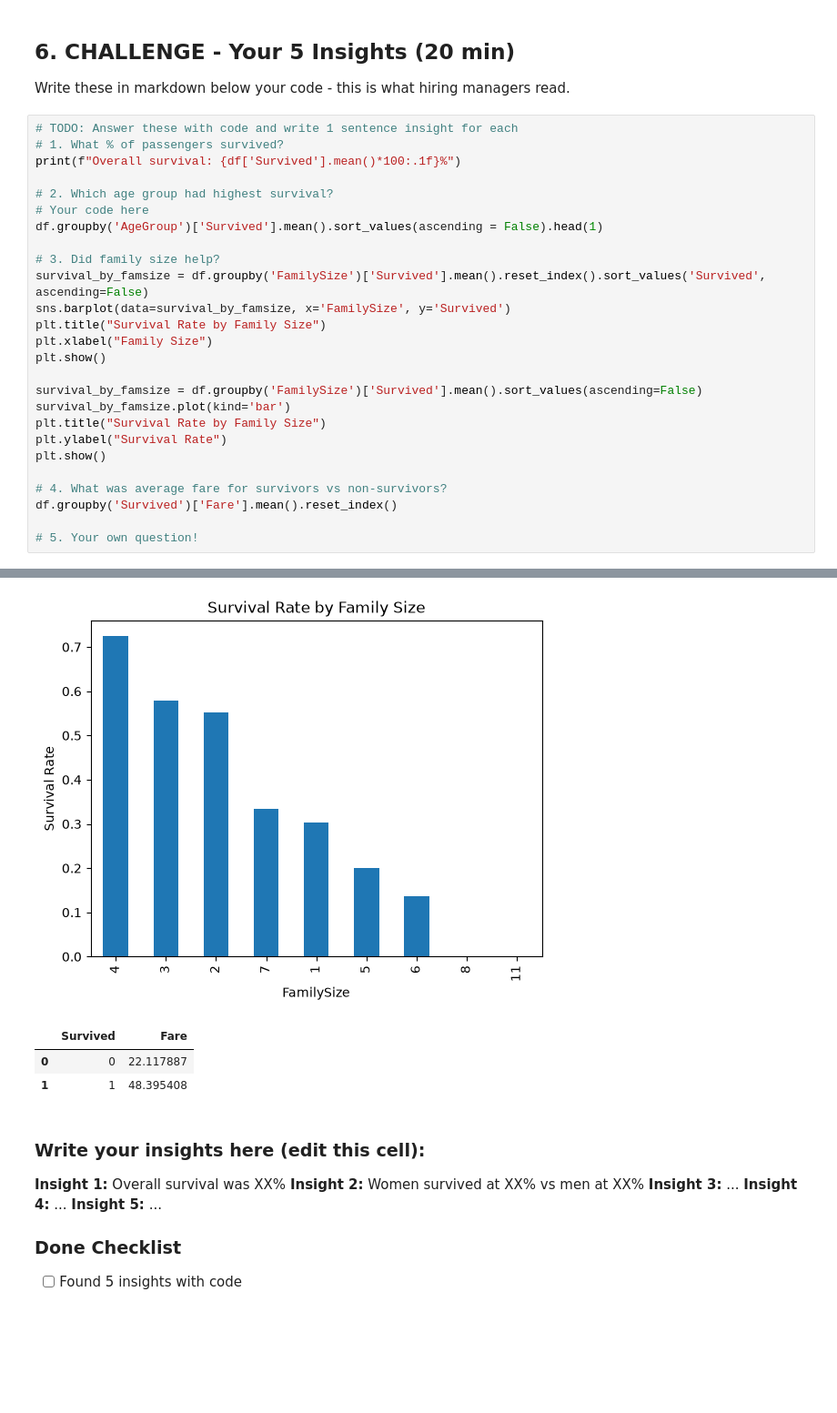
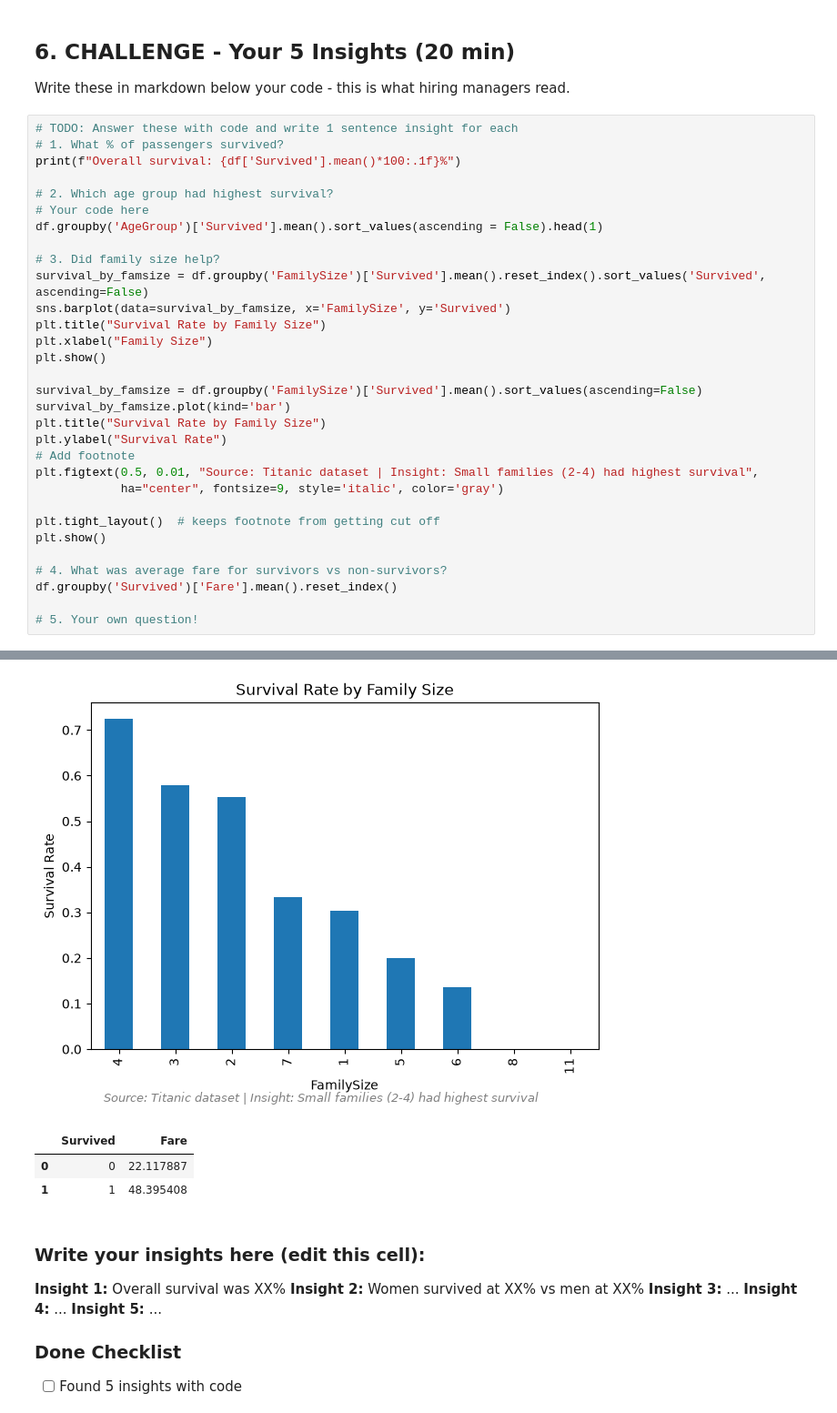
Before and after one commit to despinastef1/python_code, a Jupyter notebook: day2_pandas_titanic.ipynb, the cells around one changed output, grey strips where cells are left out. Shown at 91% size. Saved outputs shown, nothing was run; the diff lists cells and outputs as text; blank space fills up the shorter version.

Commit message:
Add family size survival chart with footnote

```diff
--- a/day2_pandas_titanic.ipynb
+++ b/day2_pandas_titanic.ipynb
@@ -250,33 +250,38 @@ Write these in markdown below your code - this is what hiring managers read.
 # %%
 # TODO: Answer these with code and write 1 sentence insight for each
 # 1. What % of passengers survived?
 print(f"Overall survival: {df['Survived'].mean()*100:.1f}%")
 
 # 2. Which age group had highest survival?
 # Your code here
 df.groupby('AgeGroup')['Survived'].mean().sort_values(ascending = False).head(1)
 
 # 3. Did family size help?
 survival_by_famsize = df.groupby('FamilySize')['Survived'].mean().reset_index().sort_values('Survived', ascending=False)
 sns.barplot(data=survival_by_famsize, x='FamilySize', y='Survived')
 plt.title("Survival Rate by Family Size")
 plt.xlabel("Family Size")
 plt.show()
 
 survival_by_famsize = df.groupby('FamilySize')['Survived'].mean().sort_values(ascending=False)
 survival_by_famsize.plot(kind='bar')
 plt.title("Survival Rate by Family Size")
 plt.ylabel("Survival Rate")
+# Add footnote
+plt.figtext(0.5, 0.01, "Source: Titanic dataset | Insight: Small families (2-4) had highest survival",
+            ha="center", fontsize=9, style='italic', color='gray')
+
+plt.tight_layout()  # keeps footnote from getting cut off
 plt.show()
 
 # 4. What was average fare for survivors vs non-survivors?
 df.groupby('Survived')['Fare'].mean().reset_index()
 
 # 5. Your own question!
 # %% [output]
 Overall survival: 38.4%
 [figure]
-[figure, old version]
+[figure, new version]
 |  | Survived | Fare |
 | 0 | 0 | 22.117887 |
 | 1 | 1 | 48.395408 |
```
